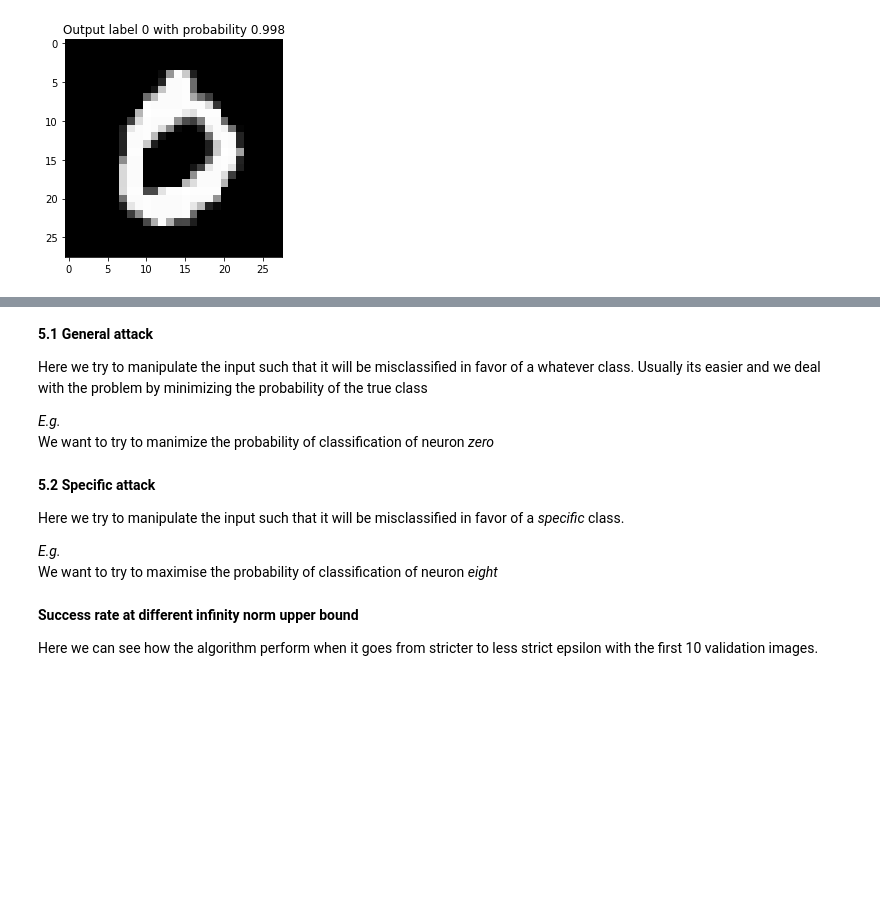
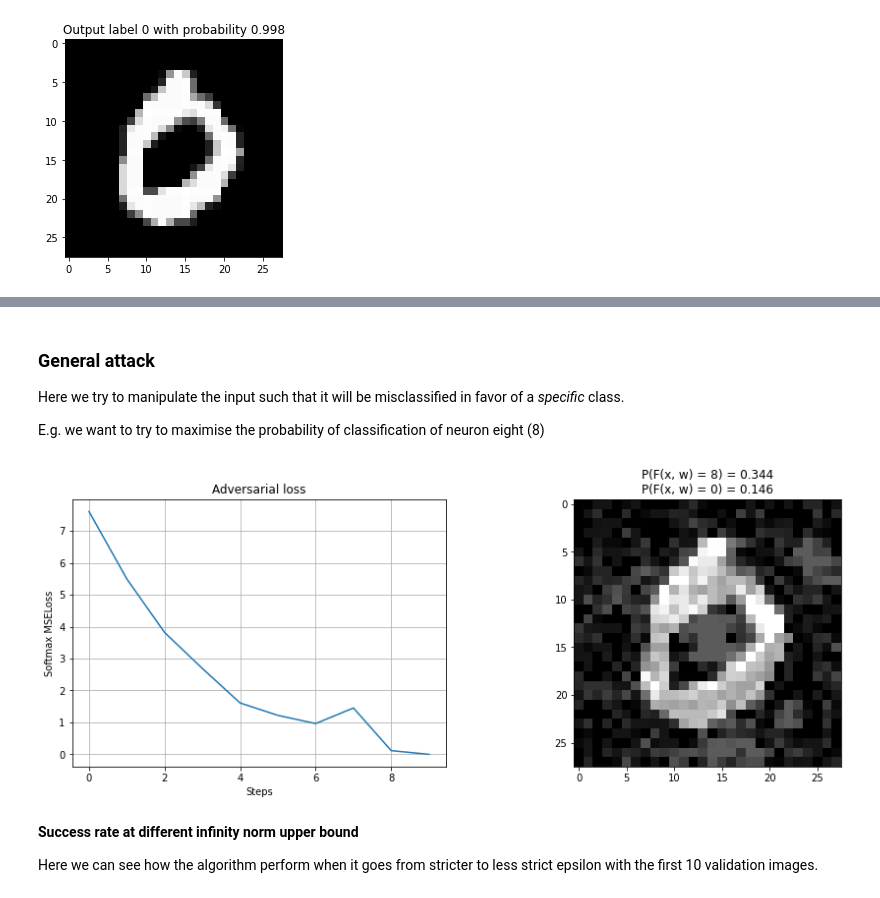
Before and after one commit to f-grimaldi/AdvAttack, a Jupyter notebook: AttackMNIST_FrankWolfe.ipynb, the cells around one changed output, grey strips where cells are left out. Saved outputs shown, nothing was run; the diff lists cells and outputs as text; code cells hidden in the pictures; blank space fills up the shorter version.

```diff
--- a/AttackMNIST_FrankWolfe.ipynb
+++ b/AttackMNIST_FrankWolfe.ipynb
@@ -195,39 +188,51 @@ plt.show()
 # %% [markdown]
-**5.1 General attack**
+### General attack
 
-Here we try to manipulate the input such that it will be misclassified in favor of a whatever class. Usually its easier and we deal with the problem by minimizing the probability of the true class
+Here we try to manipulate the input such that it will be misclassified in favor of a *specific* class.
 
-*E.g.* <br>
-We want to try to manimize the probability of classification of neuron *zero*
+E.g. we want to try to maximise the probability of classification of neuron eight (8)
 # %%
-### Define our custom loss function and call the optimizer
-adv_loss = customLoss.ZooLoss(neuron=0, maximise=0)
-adv_optimizer = FWOptim.FWOptim(net, adv_loss, 'cuda')
-### Run the optimizer
-EPOCH = 100
-x, loss, outs = adv_optimizer.run(**params)
+# Redefine loss function
+# loss_fn = MSELoss(neuron=8, maximise=1)
+loss_fn = ZooLoss(neuron=8, maximise=1)
+# Redefine optimizer
+optim = FrankWolfe(net, loss_fn, 'cuda')
 
+# Define optimizer parameters
+optim_params = {
+    'x': X[3],  # Input variable
+    'm_weight': 0.2,  # Momentum weight (1 - gradient weight)
+    'step_size': 0.2,  # Step size
+    'num_epochs': 100,  # Number of epochs
+    'l_bound': 0.4,  # Upper bound for l- norm
+    'l_type': 'inf',  # l- norm type
+    'grad_num_iter': 600,  # Number of inner iterations for gradient estimation
+    'grad_smooth': 0.001,  # Gradient smoothing
+    'grad_how': 'sphere',  # Gaussian estimation
+    'grad_batch_size': 200,  # Size of the batch used in gradient estimation
+    'verbose': False
+}
 
-### Compute manually last output
-out = nn.Softmax(dim=1)(net(x.reshape(1, 1, 28, 28)))
-label = torch.argmax(out).item()
-img = x.detach().cpu().numpy()
+# Disable gradient computation
+with torch.no_grad():
+    # Run the optimizer
+    x, loss, _ = optim.run(**optim_params)
+    # Compute manually last output
+    out = out_fn(net(x.reshape(1, 1, 28, 28)))
+    label = torch.argmax(out).item()
+    img = x.detach().cpu().numpy()
 
-### Display results
+# Show results
 fig, ax = plt.subplots(1, 2, figsize=(15, 5))
 ax[0].plot(loss)
 ax[0].set_title('Adversarial loss')
-ax[0].set_ylabel('MSELoss with target 0')
+ax[0].set_ylabel('Softmax MSELoss')
 ax[0].set_xlabel('Steps')
 ax[0].grid()
 ax[1].imshow(img.reshape(28, 28), cmap='gray')
-ax[1].set_title('P(F(x, w) = {}) = {:.3f}\nP(F(x, w) = {}) = {:.3f}'.format(label, float(out[0, label]),
-                                                                             original_label, float(out[0, original_label])))
+ax[1].set_title('P(F(x, w) = {}) = {:.3f}\nP(F(x, w) = {}) = {:.3f}'.format(
+    label, float(out[0, label]), original_label, float(out[0, original_label]))
+)
 plt.show()
+# %% [output]
+[figure, added]
-# %% [markdown]
-**5.2 Specific attack**
-
-Here we try to manipulate the input such that it will be misclassified in favor of a *specific* class.
-
-*E.g.* <br>
-We want to try to maximise the probability of classification of neuron *eight*
```
Also changed, not shown: parts of 6 cells of this notebook, 3 other files.
